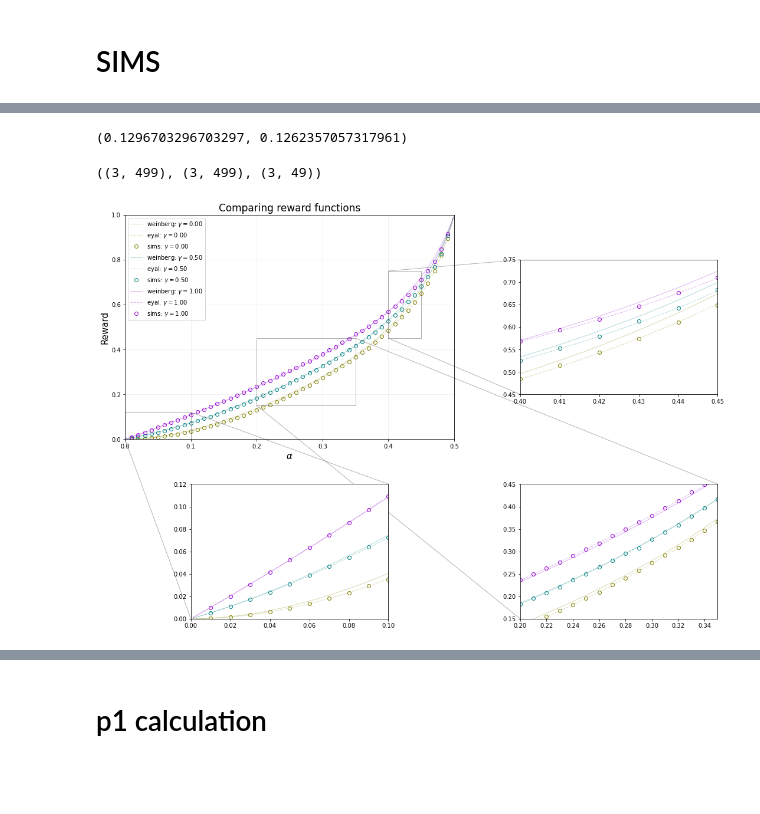
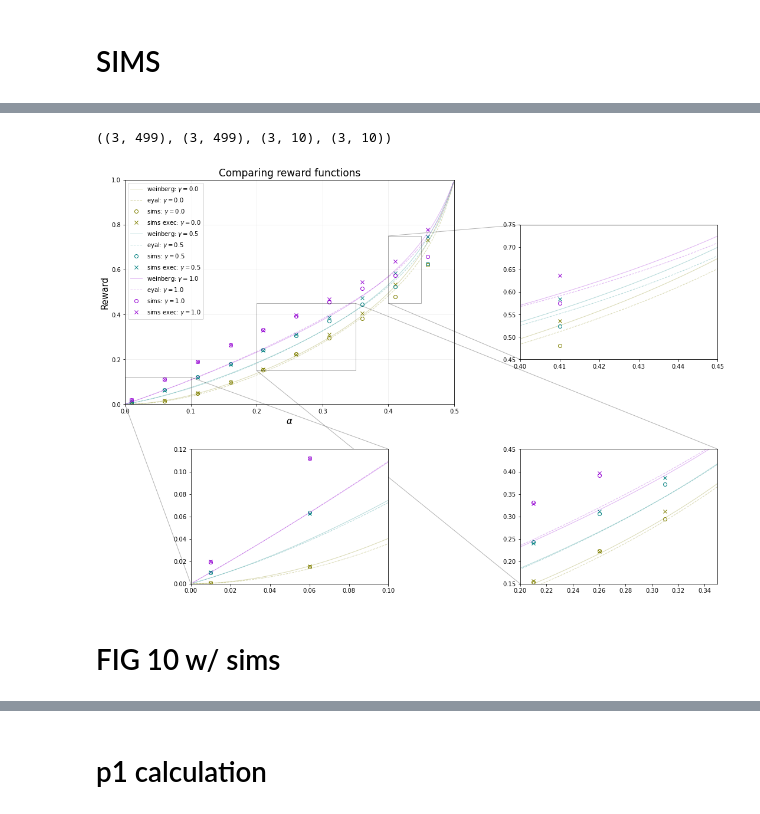
Before and after one commit to michaelneuder/opportunistic-mining, a Jupyter notebook: pareto.ipynb, the cells around one changed output, grey strips where cells are left out. Cells and saved outputs as stored; diff of their text form; code cells hidden in the pictures; blank space fills up the shorter version.

```diff
--- a/pareto.ipynb
+++ b/pareto.ipynb
@@ -78,67 +279,83 @@ def selfishRewardCarlsten(a, gamma):
     den = 2*a**3 - 4*a**2 + 1
     return num / den
 
-def selfishRewardSim(a, gamma):
+def selfishRewardSim(a, gamma, count=int(1e4)):
     res = []
     for _ in range(10):
-        res.append(simSelfish(a, gamma))
+        res.append(simSelfish(a, gamma, total=count))
     return np.mean(res)
+
+def selfishRewardExecSim(a, gamma, count=int(2e4)):
+    res = []
+    for _ in range(10):
+        res.append(simSelfishBounds(a, gamma, total=count))
+    return np.mean(res)
+
+def selfishRewardExecSim2(a, gamma, count=int(2e4)):
+    res = []
+    for _ in range(10):
+        res.append(simSelfishExecution(a, gamma, total=count))
+    return np.mean(res)
-# %%
-selfishReward(.2, gamma=0.), simSelfish(0.2, gamma=0.)
-# %% [output]
-(0.1296703296703297, 0.1262357057317961)
 # %%
 alphas = np.arange(0.001, 0.50, 0.001)
 wRes, eRes = [], []
-simRes = []
 for g in [0, 0.5, 1]:
     wRes.append(selfishRewardCarlsten(alphas, g))
     eRes.append(selfishRewardEyal(alphas, g))
 wRes = np.array(wRes)
 eRes = np.array(eRes)
 
-simRes = []
-simAlphas = np.arange(0.01, 0.5, 0.01)
+simRes     = []
+simResExec = []
+simAlphas  = np.arange(0.01, 0.5, 0.05)
 for g in [0, 0.5, 1]:
-    temp = []
+    temp, tempExec = [], []
     for alpha in tqdm(simAlphas):
-        temp.append(selfishRewardSim(alpha, g))
+#         temp.append(selfishRewardSim(alpha, g))
+        tempExec.append(selfishRewardExecSim(alpha, g))
+        temp.append(selfishRewardExecSim2(alpha, g))
     simRes.append(temp)
+    simResExec.append(tempExec)
 simRes = np.array(simRes)
+simResExec = np.array(simResExec)
 
-wRes.shape, eRes.shape, simRes.shape
+wRes.shape, eRes.shape, simRes.shape, simResExec.shape
 # %% [output]
-((3, 499), (3, 499), (3, 49))
+((3, 499), (3, 499), (3, 10), (3, 10))
 # %%
 f, ax = plt.subplots(figsize=(10,7))
 
 axins0 = ax.inset_axes([0.2, -0.8, 0.6, 0.6], xlim=(0., 0.1), ylim=(0., .12))
 axins1 = ax.inset_axes([1.2, 0.2, 0.6, 0.6], xlim=(0.4, 0.45), ylim=(0.45, 0.75))
 axins2 = ax.inset_axes([1.2, -0.8, 0.6, 0.6], xlim=(0.2, 0.35), ylim=(0.15, 0.45))
 ax.indicate_inset_zoom(axins0, edgecolor="black", label=None, alpha=0.3)
 ax.indicate_inset_zoom(axins1, edgecolor="black", label=None, alpha=0.3)
 ax.indicate_inset_zoom(axins2, edgecolor="black", label=None, alpha=0.3)
 
 
 colors = ['olive', 'teal', 'darkviolet']
 for i, g in enumerate([0, 0.5, 1]):
     for a in [ax, axins0, axins1, axins2]:
-        a.plot(alphas, wRes[i], linewidth=1, color=colors[i], label=r'weinberg: $\gamma={:0.2f}$'.format(g),
+        a.plot(alphas, wRes[i], linewidth=1, color=colors[i], label=r'weinberg: $\gamma={:0.1f}$'.format(g),
                alpha=0.3)
-        a.plot(alphas, eRes[i], linewidth=1, color=colors[i], label=r'eyal: $\gamma={:0.2f}$'.format(g),
+        a.plot(alphas, eRes[i], linewidth=1, color=colors[i], label=r'eyal: $\gamma={:0.1f}$'.format(g),
                 linestyle='--', alpha=0.3)
+        a.plot(simAlphas, simRes[i], marker='o', fillstyle='none', linewidth=0,
+                label='sims: $\gamma={:0.1f}$'.format(g), color=colors[i])
+        a.plot(simAlphas, simResExec[i], marker='x', fillstyle='none', linewidth=0,
+                label='sims exec: $\gamma={:0.1f}$'.format(g), color=colors[i])
 
-        a.plot(simAlphas, simRes[i], marker='o', fillstyle='none', linewidth=0,
-                label='sims: $\gamma={:0.2f}$'.format(g), color=colors[i])
 ax.set_xlabel(r'$\alpha$', size=15)
 ax.set_ylabel(r'Reward', size=15)
 ax.set_title(r'Comparing reward functions', size=17)
 
 ax.set_xlim(0,0.5)
 ax.set_ylim(0,1)
 ax.grid(alpha=0.2)
 ax.legend(loc=2)
-plt.savefig('out.png', dpi=400, bbox_inches='tight', facecolor='white')
+# plt.savefig('out.png', dpi=400, bbox_inches='tight', facecolor='white')
 plt.show()
 # %% [output]
-[figure, old version]
+[figure, new version]
+# %% [markdown]
+# FIG 10 w/ sims
```
Also changed, not shown: parts of 17 cells of this notebook, 1 other file.
